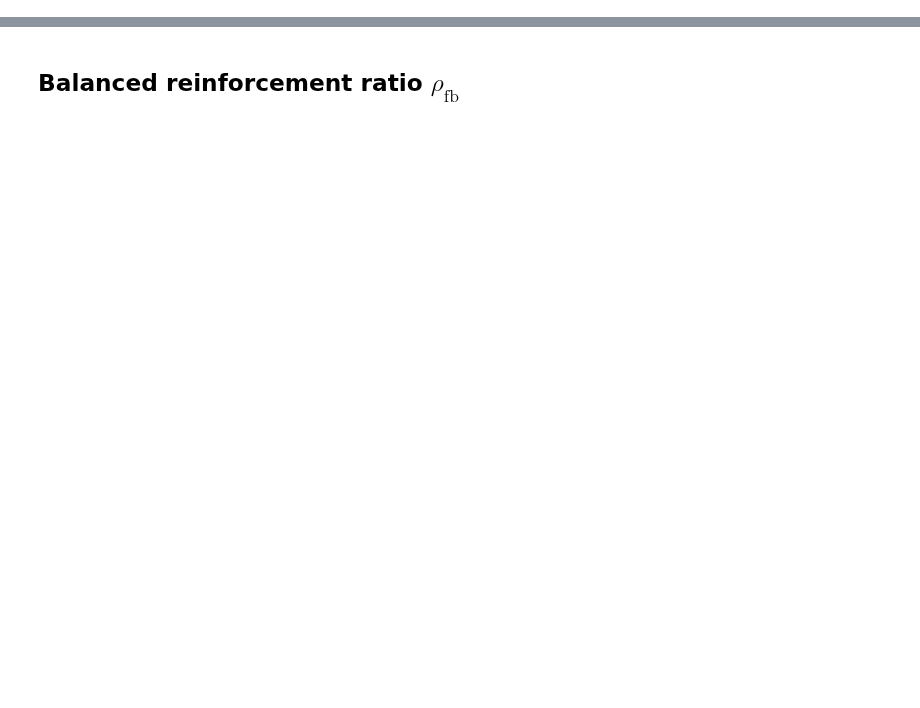
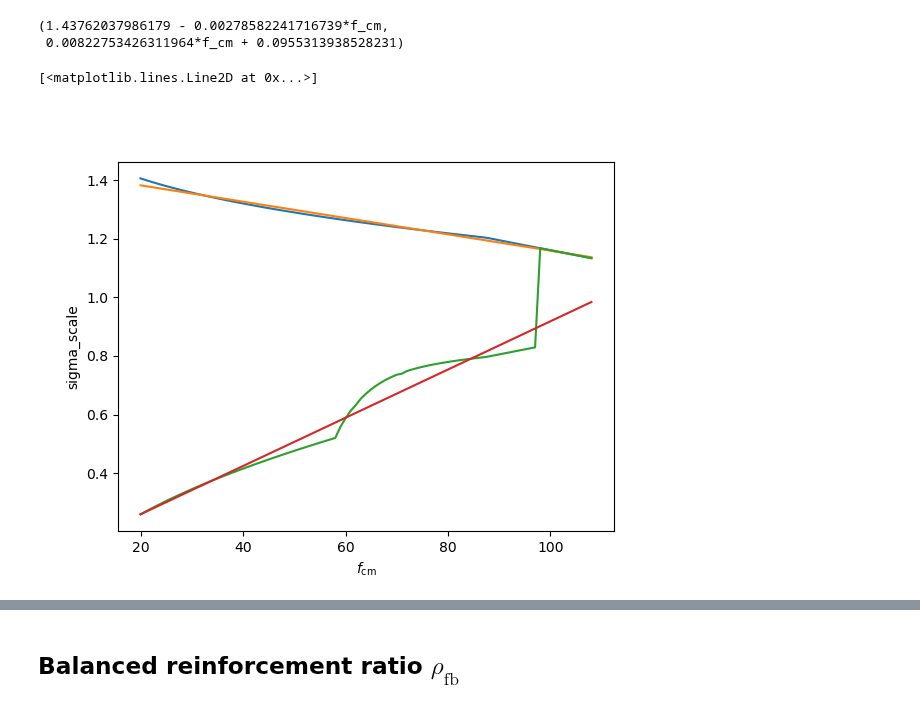
Before and after one commit to rosoba/bmcs_cross_section, a Jupyter notebook: notebooks/mkappa/deriving_rho_fb_and_M_n_with_2_lines_approx.ipynb, the cells around one changed output, grey strips where cells are left out. Drawn from its saved outputs; the diff is of its cells as text; code cells hidden in the pictures; blank space fills up the shorter version.

```diff
--- a/notebooks/mkappa/deriving_rho_fb_and_M_n_with_2_lines_approx.ipynb
+++ b/notebooks/mkappa/deriving_rho_fb_and_M_n_with_2_lines_approx.ipynb
@@ -271,0 +126,16 @@ $\displaystyle \frac{E_{f} d \left(20000000000000000 \varepsilon_{cy} \left(0.00
+# %%
+# Linear regression using numpy
+
+m1, p1 = np.polyfit(result[:, 0], result[:, 1], 1)
+sig_cy_scale = m1 * f_cm + p1
+
+# Exclude f_cm >= f_cm_limit from curve fitting
+f_cms_less_than_limit = result[:, 0][result[:, 0] < f_cm_limit]
+sig_eps_cu1_scale_for_f_cms_less_than_limit = result[:, 2][result[:, 0] < f_cm_limit]
+m2, p2 = np.polyfit(f_cms_less_than_limit, sig_eps_cu1_scale_for_f_cms_less_than_limit, 1)
+sig_cu_scale = m2 * f_cm + p2
+
+sig_cy_scale, sig_cu_scale
+# %% [output]
+(1.43762037986179 - 0.00278582241716739*f_cm,
+ 0.00822753426311964*f_cm + 0.0955313938528231)
@@ -271,0 +145,13 @@ $\displaystyle \frac{E_{f} d \left(20000000000000000 \varepsilon_{cy} \left(0.00
+# %%
+fig1, ax1 = plt.subplots()
+ax1.set_xlabel('$f_\mathrm{cm}$')
+ax1.set_ylabel('sigma_scale')
+
+ax1.plot(result[:, 0], result[:, 1])
+ax1.plot(result[:, 0], get_sig_cy_scale(result[:, 0]))
+
+ax1.plot(result[:, 0], result[:, 2])
+ax1.plot(result[:, 0], get_sig_cu_scale(result[:, 0]))
+# %% [output]
+[<matplotlib.lines.Line2D at 0x...>]
+[figure, added]
```
Also changed, not shown: parts of 101 cells of this notebook, 3 other files.
